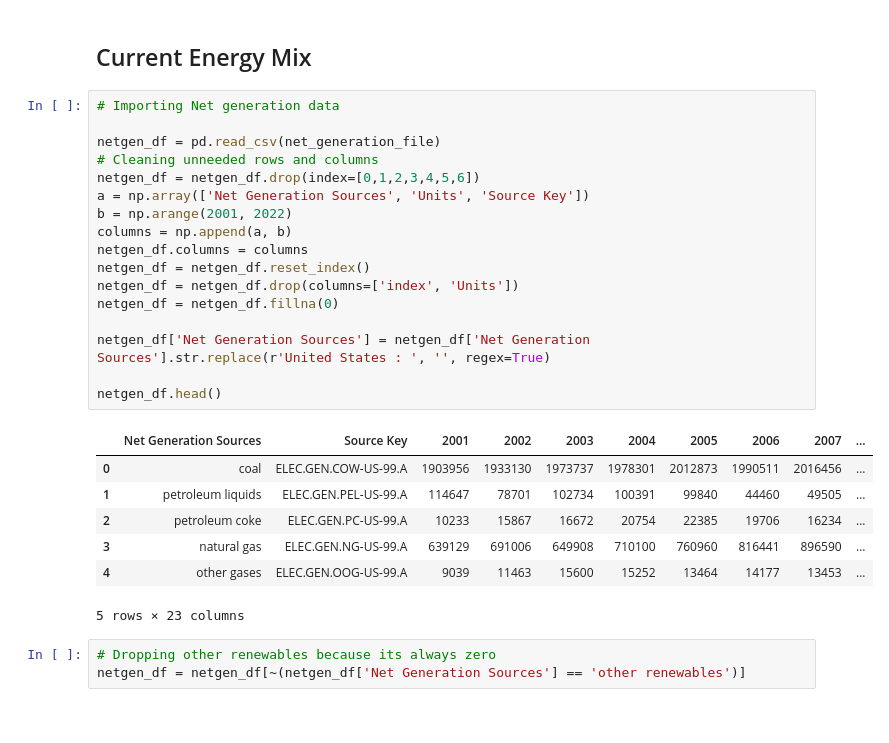
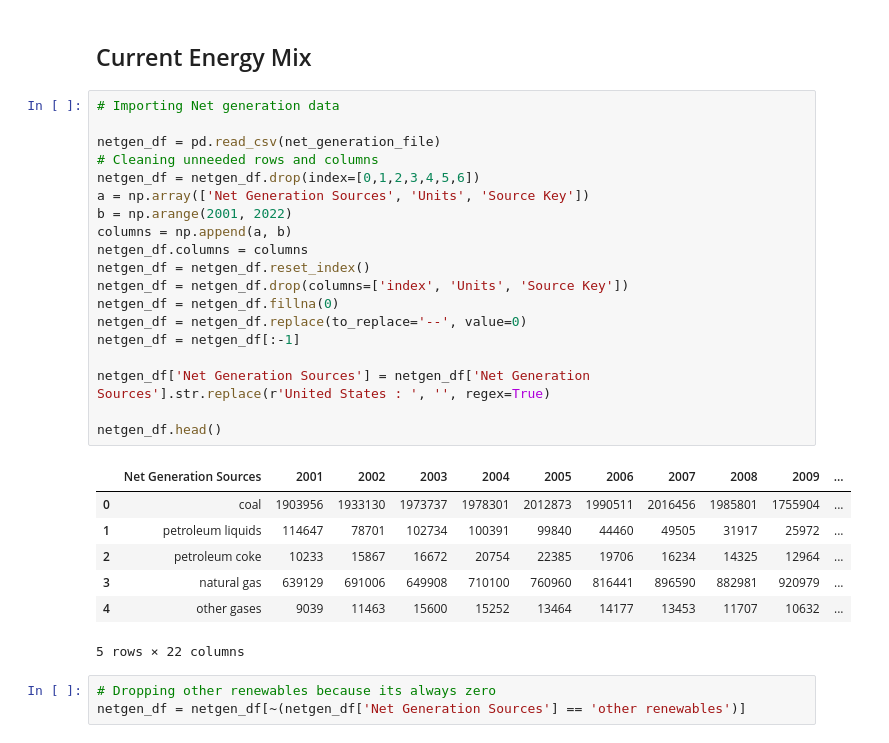
Before and after one commit to AlexandreSeb97/CIV190-Fall22-FinalProject, a Jupyter notebook: analysis_notebook.ipynb, the cells around one changed output. Saved outputs shown, nothing was run; the diff lists cells and outputs as text.

```diff
--- a/analysis_notebook.ipynb
+++ b/analysis_notebook.ipynb
@@ -102,28 +102,30 @@ fig.show()
 # %%
 # Importing Net generation data
 
 netgen_df = pd.read_csv(net_generation_file)
 # Cleaning unneeded rows and columns
 netgen_df = netgen_df.drop(index=[0,1,2,3,4,5,6])
 a = np.array(['Net Generation Sources', 'Units', 'Source Key'])
 b = np.arange(2001, 2022)
 columns = np.append(a, b)
 netgen_df.columns = columns
 netgen_df = netgen_df.reset_index()
-netgen_df = netgen_df.drop(columns=['index', 'Units'])
+netgen_df = netgen_df.drop(columns=['index', 'Units', 'Source Key'])
 netgen_df = netgen_df.fillna(0)
+netgen_df = netgen_df.replace(to_replace='--', value=0)
+netgen_df = netgen_df[:-1]
 
 netgen_df['Net Generation Sources'] = netgen_df['Net Generation Sources'].str.replace(r'United States : ', '', regex=True)
 
 netgen_df.head()
 # %% [output]
-|  | Net Generation Sources | Source Key | 2001 | 2002 | 2003 | 2004 | 2005 | 2006 | 2007 | ... |
-| 0 | coal | ELEC.GEN.COW-US-99.A | 1903956 | 1933130 | 1973737 | 1978301 | 2012873 | 1990511 | 2016456 | ... |
-| 1 | petroleum liquids | ELEC.GEN.PEL-US-99.A | 114647 | 78701 | 102734 | 100391 | 99840 | 44460 | 49505 | ... |
-| 2 | petroleum coke | ELEC.GEN.PC-US-99.A | 10233 | 15867 | 16672 | 20754 | 22385 | 19706 | 16234 | ... |
-| 3 | natural gas | ELEC.GEN.NG-US-99.A | 639129 | 691006 | 649908 | 710100 | 760960 | 816441 | 896590 | ... |
-| 4 | other gases | ELEC.GEN.OOG-US-99.A | 9039 | 11463 | 15600 | 15252 | 13464 | 14177 | 13453 | ... |
+|  | Net Generation Sources | 2001 | 2002 | 2003 | 2004 | 2005 | 2006 | 2007 | 2008 | 2009 | ... |
+| 0 | coal | 1903956 | 1933130 | 1973737 | 1978301 | 2012873 | 1990511 | 2016456 | 1985801 | 1755904 | ... |
+| 1 | petroleum liquids | 114647 | 78701 | 102734 | 100391 | 99840 | 44460 | 49505 | 31917 | 25972 | ... |
+| 2 | petroleum coke | 10233 | 15867 | 16672 | 20754 | 22385 | 19706 | 16234 | 14325 | 12964 | ... |
+| 3 | natural gas | 639129 | 691006 | 649908 | 710100 | 760960 | 816441 | 896590 | 882981 | 920979 | ... |
+| 4 | other gases | 9039 | 11463 | 15600 | 15252 | 13464 | 14177 | 13453 | 11707 | 10632 | ... |
-5 rows × 23 columns
+5 rows × 22 columns
 # %%
 # Dropping other renewables because its always zero
 netgen_df = netgen_df[~(netgen_df['Net Generation Sources'] == 'other renewables')]
```
Also changed, not shown: parts of 11 cells of this notebook.
